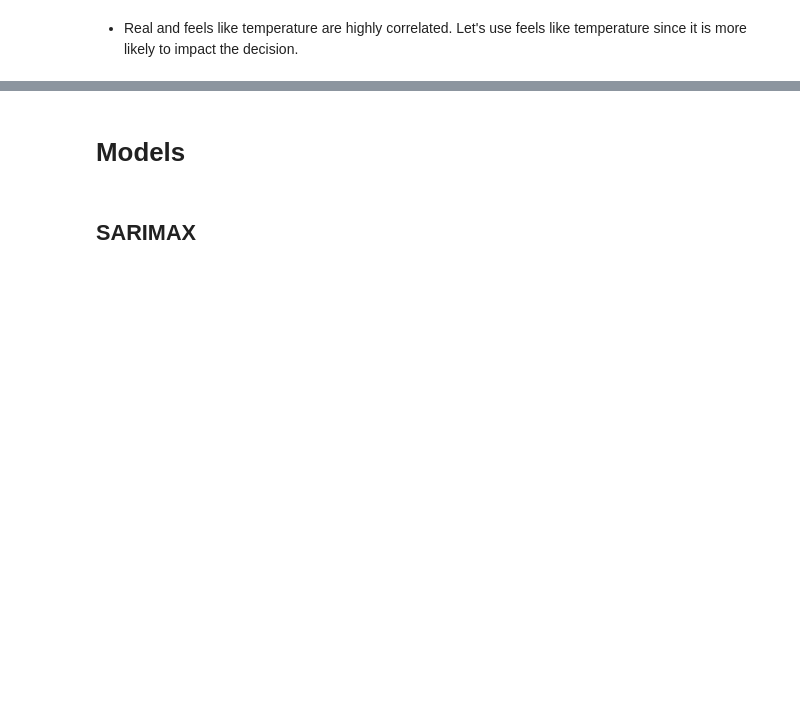
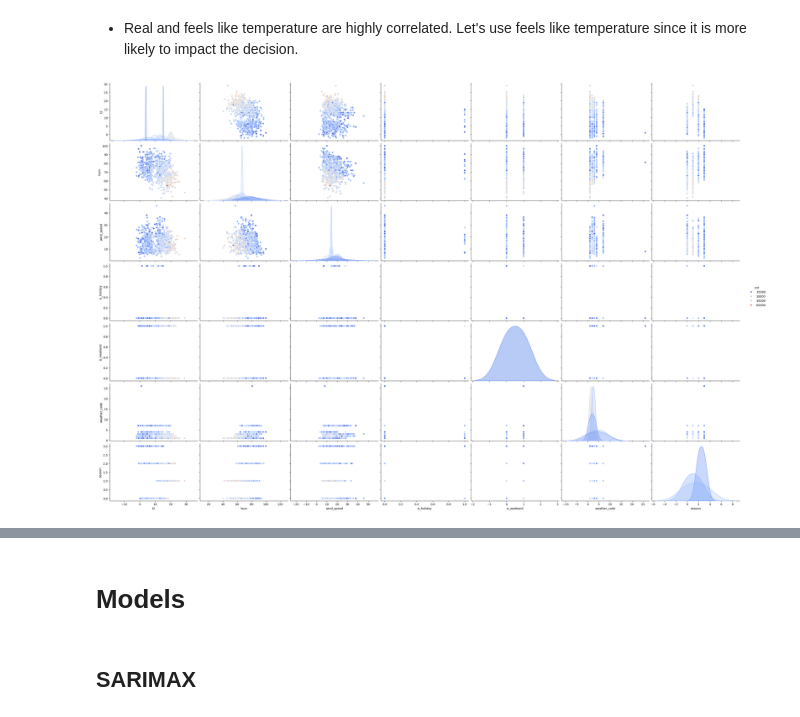
Before and after one commit to sbhurtya/London-Bike-Sharing-Forecaset-Python-ML, a Jupyter notebook: lbs.ipynb, the cells around one changed output, grey strips where cells are left out. Drawn from its saved outputs; the diff is of its cells as text; code cells hidden in the pictures; blank space fills up the shorter version.

```diff
--- a/lbs.ipynb
+++ b/lbs.ipynb
@@ -141,6 +220,16 @@ plt.show()
 # %%
 #Drop t1
 df.drop('t1', axis=1, inplace=True)
+# %%
+# #Pairplot
+sns.pairplot(df[['cnt', 't2', 'hum', 'wind_speed', 'is_holiday', 'is_weekend', 'weather_code', 'season']],
+             hue='cnt',
+             palette='coolwarm',
+             height=3,
+             aspect=1.5)
+plt.show()
+# %% [output]
+[figure, added]
 # %%
 #Map codes
 #Map weather code:
```
Also changed, not shown: parts of 26 cells of this notebook.
